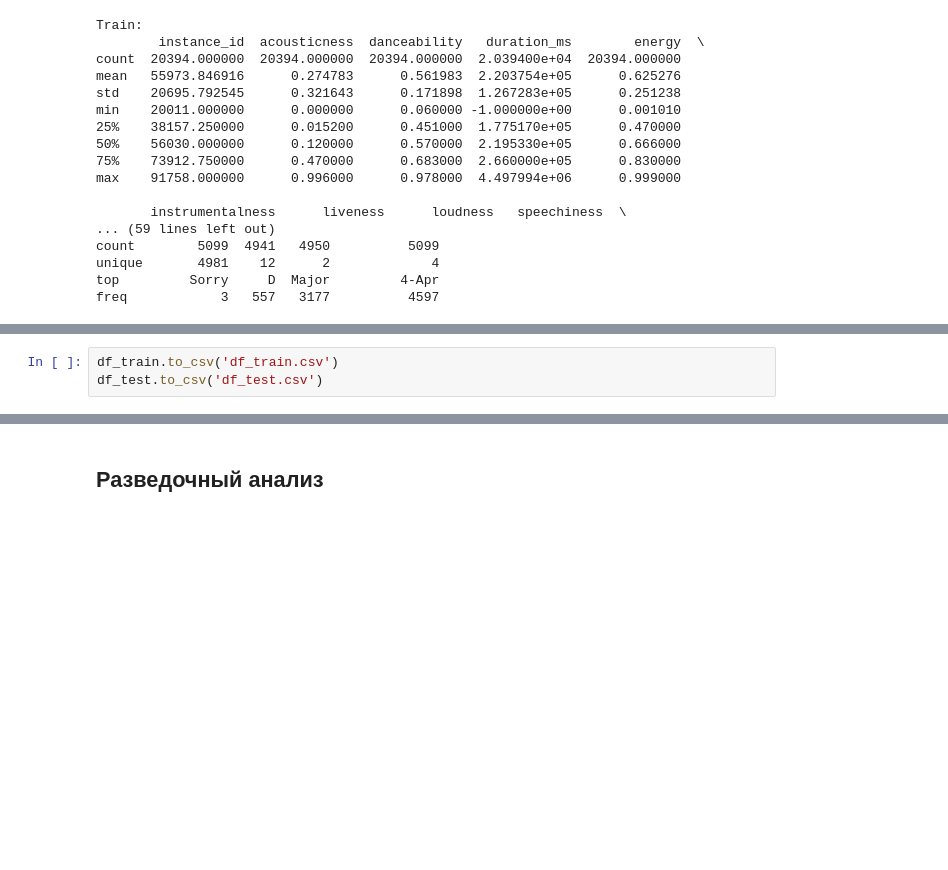
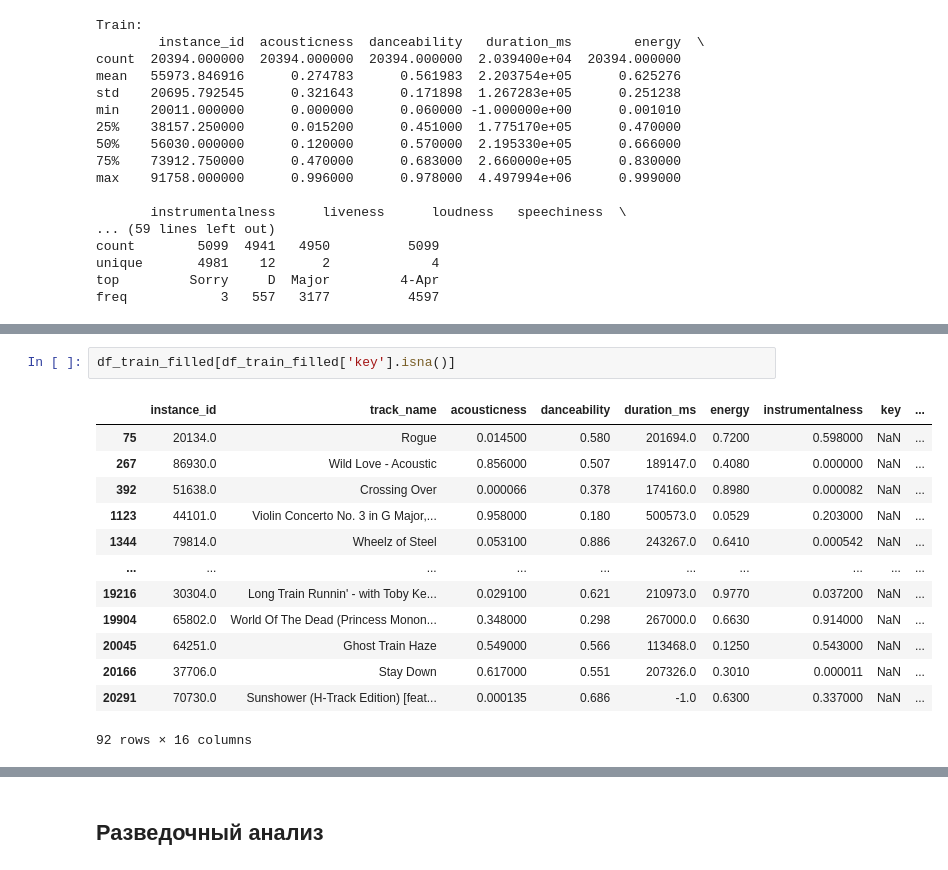
Before and after one commit to iZemenkov/HSE-ML-TEAM-4, a Jupyter notebook: Project_Music_genre_prediction.ipynb, the cells around one changed output, grey strips where cells are left out. Drawn from its saved outputs; the diff is of its cells as text; blank space fills up the shorter version.

```diff
--- a/Project_Music_genre_prediction.ipynb
+++ b/Project_Music_genre_prediction.ipynb
@@ -346,3 +407,16 @@ df_train уникальные mode: ['Major' 'Minor' nan]
-# %%
-df_train.to_csv('df_train.csv')
-df_test.to_csv('df_test.csv')
+# %%
+df_train_filled[df_train_filled['key'].isna()]
+# %% [output]
+|  | instance_id | track_name | acousticness | danceability | duration_ms | energy | instrumentalness | key | ... |
+| 75 | 20134.0 | Rogue | 0.014500 | 0.580 | 201694.0 | 0.7200 | 0.598000 | NaN | ... |
+| 267 | 86930.0 | Wild Love - Acoustic | 0.856000 | 0.507 | 189147.0 | 0.4080 | 0.000000 | NaN | ... |
+| 392 | 51638.0 | Crossing Over | 0.000066 | 0.378 | 174160.0 | 0.8980 | 0.000082 | NaN | ... |
+| 1123 | 44101.0 | Violin Concerto No. 3 in G Major,... | 0.958000 | 0.180 | 500573.0 | 0.0529 | 0.203000 | NaN | ... |
+| 1344 | 79814.0 | Wheelz of Steel | 0.053100 | 0.886 | 243267.0 | 0.6410 | 0.000542 | NaN | ... |
+| ... | ... | ... | ... | ... | ... | ... | ... | ... | ... |
+| 19216 | 30304.0 | Long Train Runnin' - with Toby Ke... | 0.029100 | 0.621 | 210973.0 | 0.9770 | 0.037200 | NaN | ... |
+| 19904 | 65802.0 | World Of The Dead (Princess Monon... | 0.348000 | 0.298 | 267000.0 | 0.6630 | 0.914000 | NaN | ... |
+| 20045 | 64251.0 | Ghost Train Haze | 0.549000 | 0.566 | 113468.0 | 0.1250 | 0.543000 | NaN | ... |
+| 20166 | 37706.0 | Stay Down | 0.617000 | 0.551 | 207326.0 | 0.3010 | 0.000011 | NaN | ... |
+| 20291 | 70730.0 | Sunshower (H-Track Edition) [feat... | 0.000135 | 0.686 | -1.0 | 0.6300 | 0.337000 | NaN | ... |
+92 rows × 16 columns
```
Also changed, not shown: parts of 8 cells of this notebook.
